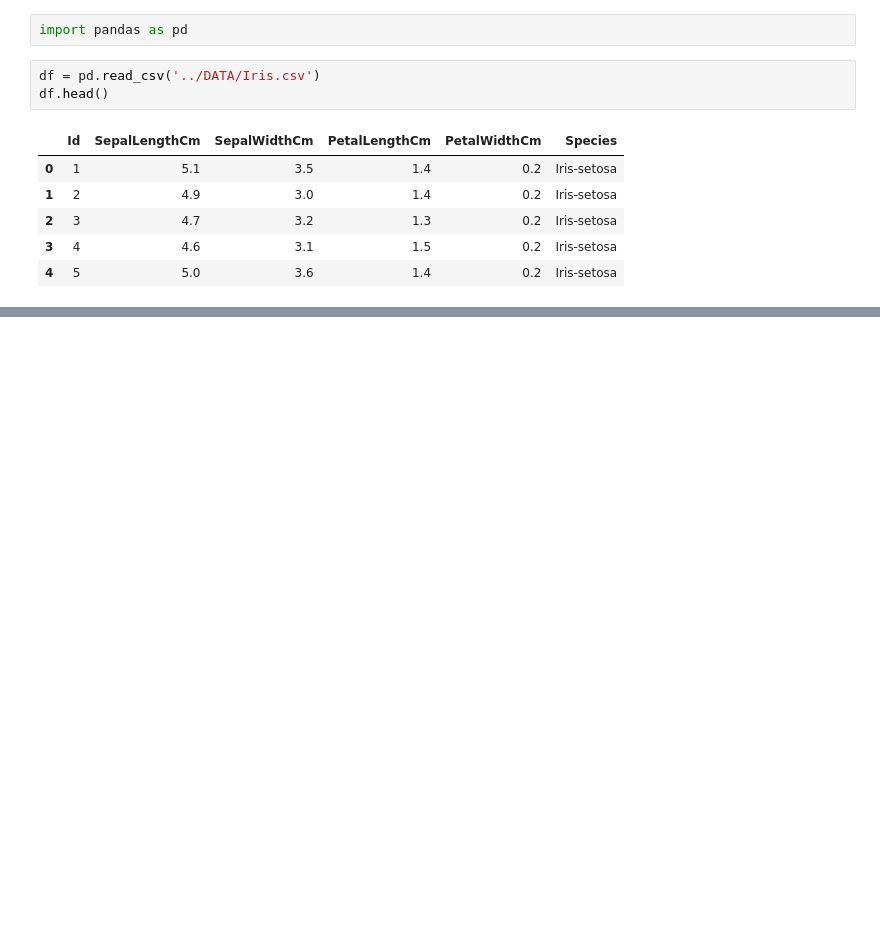
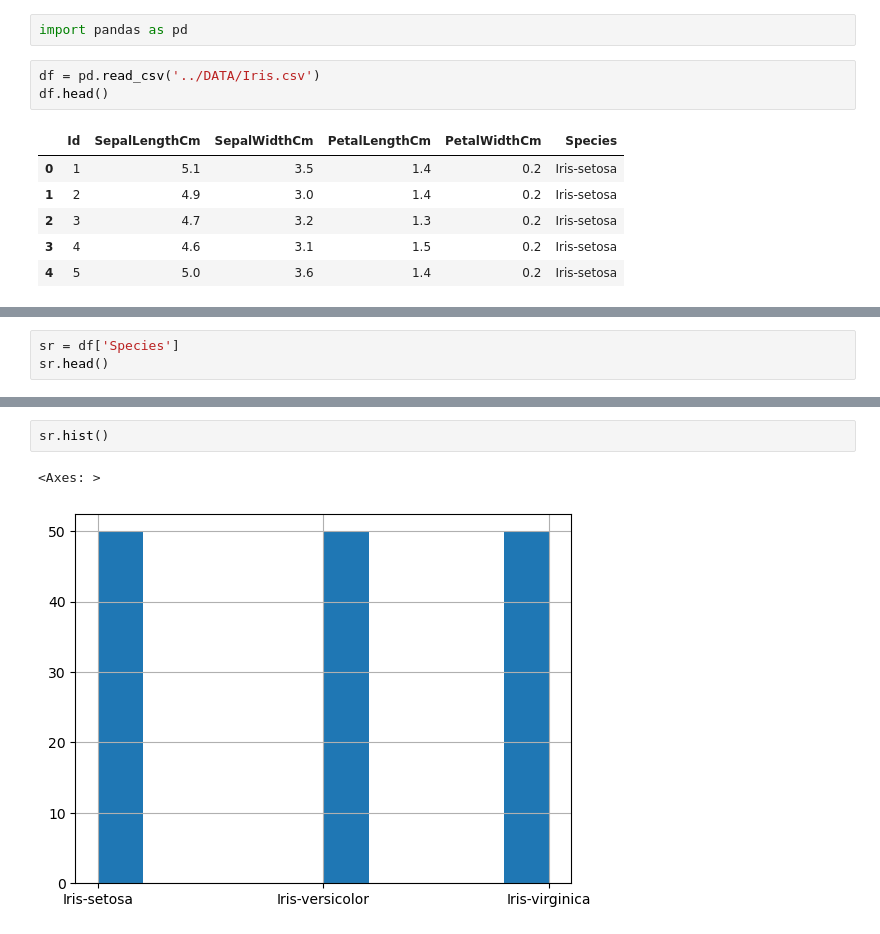
Before and after one commit to amenhasfaw/DPFE, a Jupyter notebook: CODE/Pandas.ipynb, the cells around one changed output, grey strips where cells are left out. Saved outputs shown, nothing was run; the diff lists cells and outputs as text; blank space fills up the shorter version.

```diff
--- a/CODE/Pandas.ipynb
+++ b/CODE/Pandas.ipynb
@@ -12,0 +17,3 @@ df.head()
+# %%
+sr = df['Species']
+sr.head()
@@ -12,0 +68,5 @@ df.head()
+# %%
+sr.hist()
+# %% [output]
+<Axes: >
+[figure, added]
```
Also changed, not shown: parts of 22 cells of this notebook.
